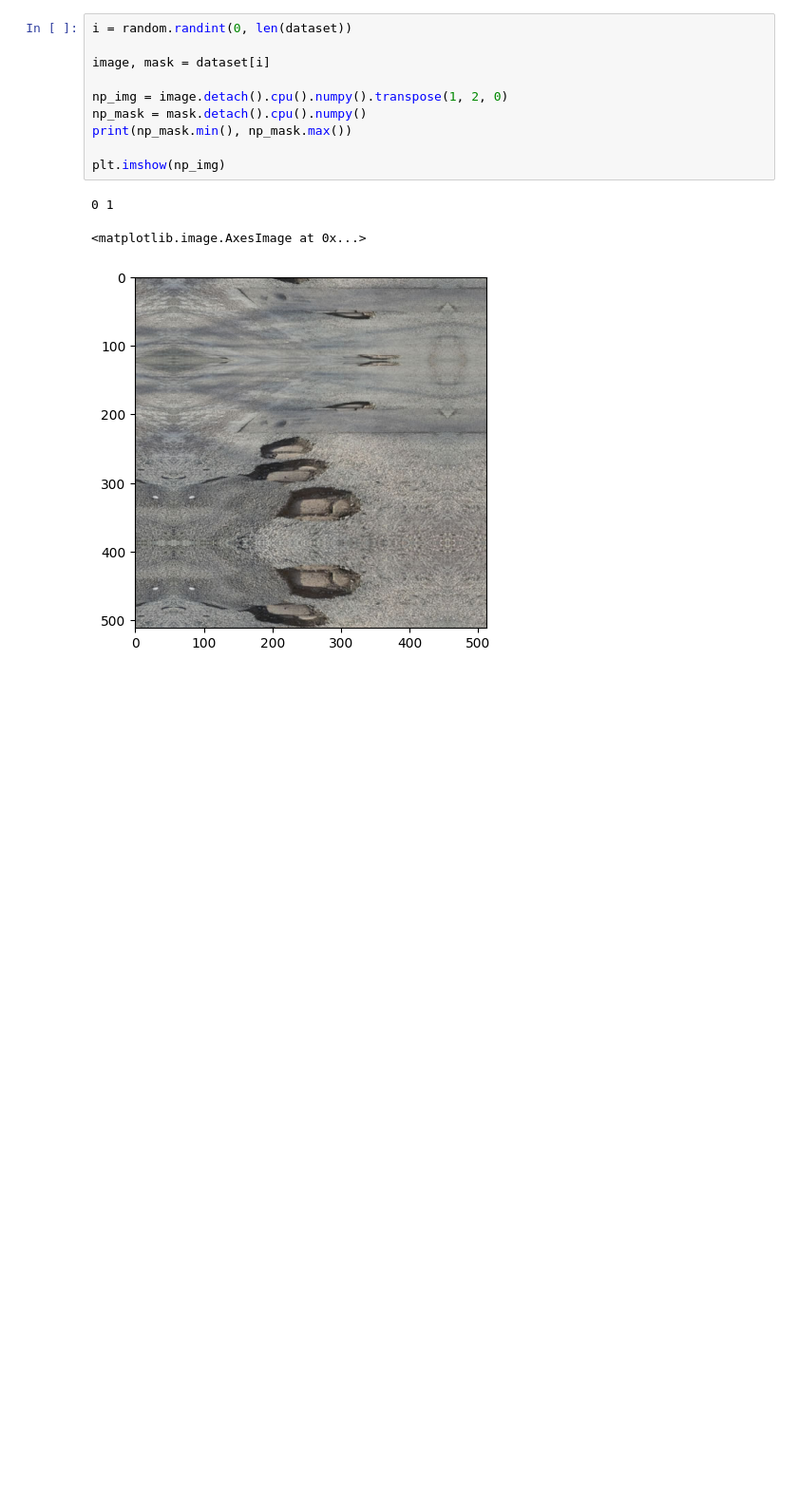
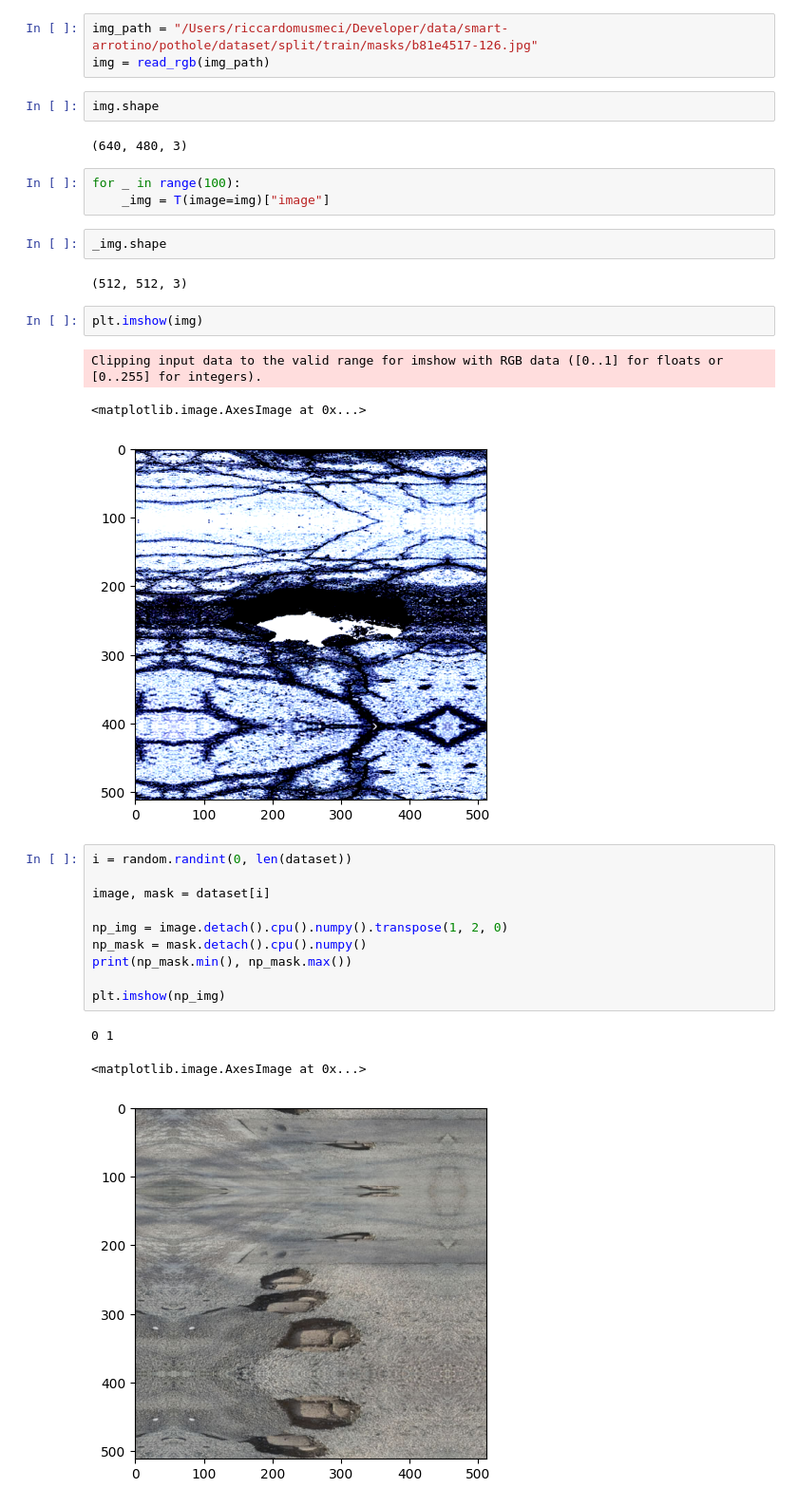
Before and after one commit to riccardomusmeci/tosem, a Jupyter notebook: test-notebook.ipynb, the cells around one changed output. Shown at 95% size. Drawn from its saved outputs; the diff is of its cells as text; blank space fills up the shorter version.

```diff
--- a/test-notebook.ipynb
+++ b/test-notebook.ipynb
@@ -20,3 +34,23 @@ dataset = RoadDatasetSingle(
+# %%
+img_path = "/Users/riccardomusmeci/Developer/data/smart-arrotino/pothole/dataset/split/train/masks/b81e4517-126.jpg"
+img = read_rgb(img_path)
+# %%
+img.shape
+# %% [output]
+(640, 480, 3)
+# %%
+for _ in range(100):
+    _img = T(image=img)["image"]
+# %%
+_img.shape
+# %% [output]
+(512, 512, 3)
+# %%
+plt.imshow(img)
+# %% [output]
+Clipping input data to the valid range for imshow with RGB data ([0..1] for floats or [0..255] for integers).
+<matplotlib.image.AxesImage at 0x...>
+[figure, added]
 # %%
 i = random.randint(0, len(dataset))
 
```
Also changed, not shown: parts of 4 cells of this notebook, 10 other files.
